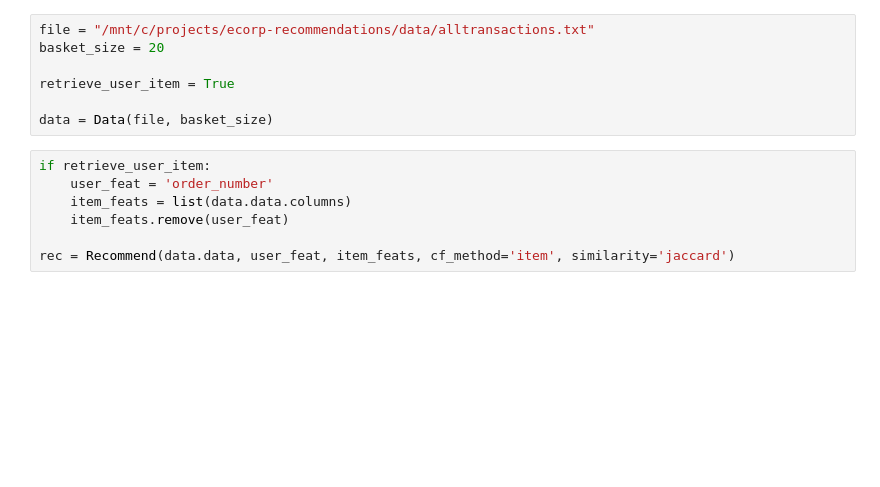
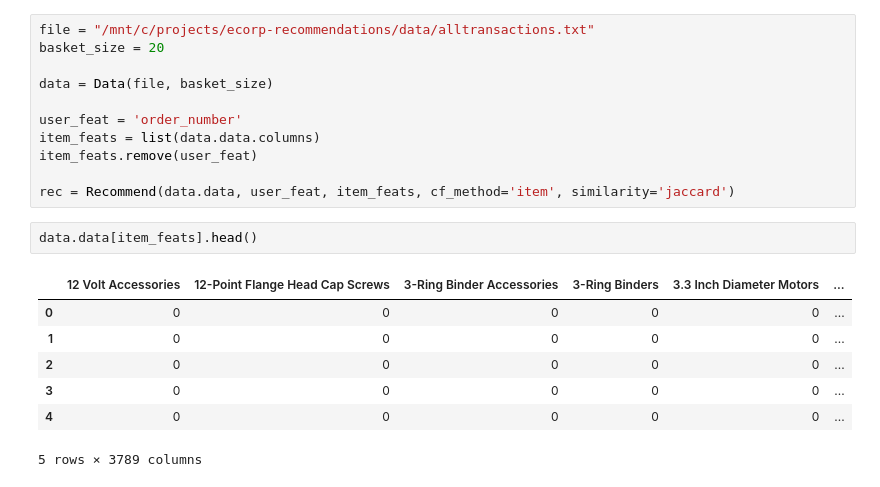
Before and after one commit to jpbacher/ecorp-recommendations, a Jupyter notebook: 01_Rec_Engine.ipynb, the cells around one changed output. Drawn from its saved outputs; the diff is of its cells as text; blank space fills up the shorter version.

```diff
--- a/01_Rec_Engine.ipynb
+++ b/01_Rec_Engine.ipynb
@@ -146,13 +120,20 @@ class Recommend():
 file = "/mnt/c/projects/ecorp-recommendations/data/alltransactions.txt"
 basket_size = 20
 
-retrieve_user_item = True
+data = Data(file, basket_size)
 
-data = Data(file, basket_size)
+user_feat = 'order_number'
+item_feats = list(data.data.columns)
+item_feats.remove(user_feat)
+
+rec = Recommend(data.data, user_feat, item_feats, cf_method='item', similarity='jaccard')
-# %%
-if retrieve_user_item:
-    user_feat = 'order_number'
-    item_feats = list(data.data.columns)
-    item_feats.remove(user_feat)
-
-rec = Recommend(data.data, user_feat, item_feats, cf_method='item', similarity='jaccard')
+# %%
+data.data[item_feats].head()
+# %% [output]
+|  | 12 Volt Accessories | 12-Point Flange Head Cap Screws | 3-Ring Binder Accessories | 3-Ring Binders | 3.3 Inch Diameter Motors | ... |
+| 0 | 0 | 0 | 0 | 0 | 0 | ... |
+| 1 | 0 | 0 | 0 | 0 | 0 | ... |
+| 2 | 0 | 0 | 0 | 0 | 0 | ... |
+| 3 | 0 | 0 | 0 | 0 | 0 | ... |
+| 4 | 0 | 0 | 0 | 0 | 0 | ... |
+5 rows × 3789 columns
```
Also changed, not shown: parts of 18 cells of this notebook.
